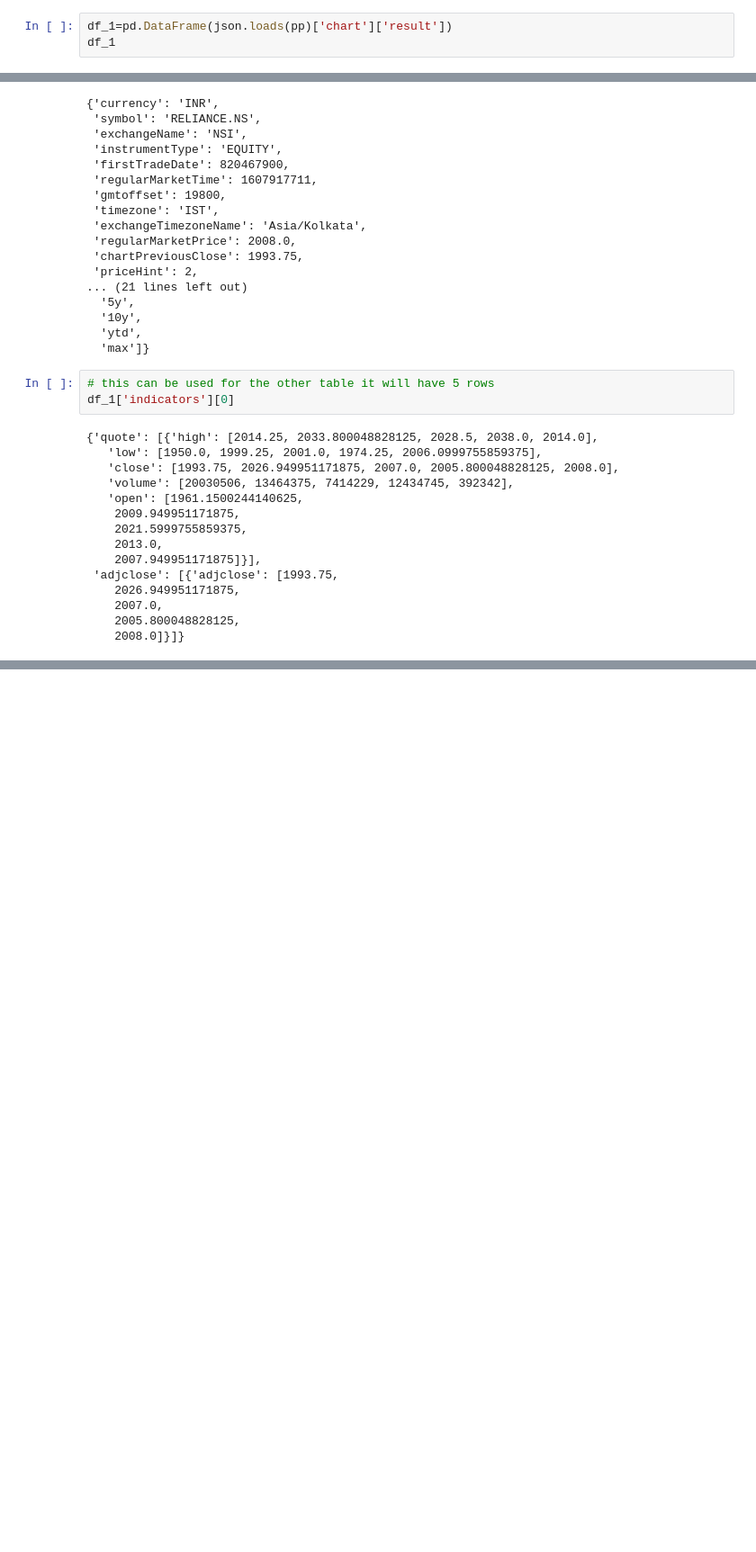
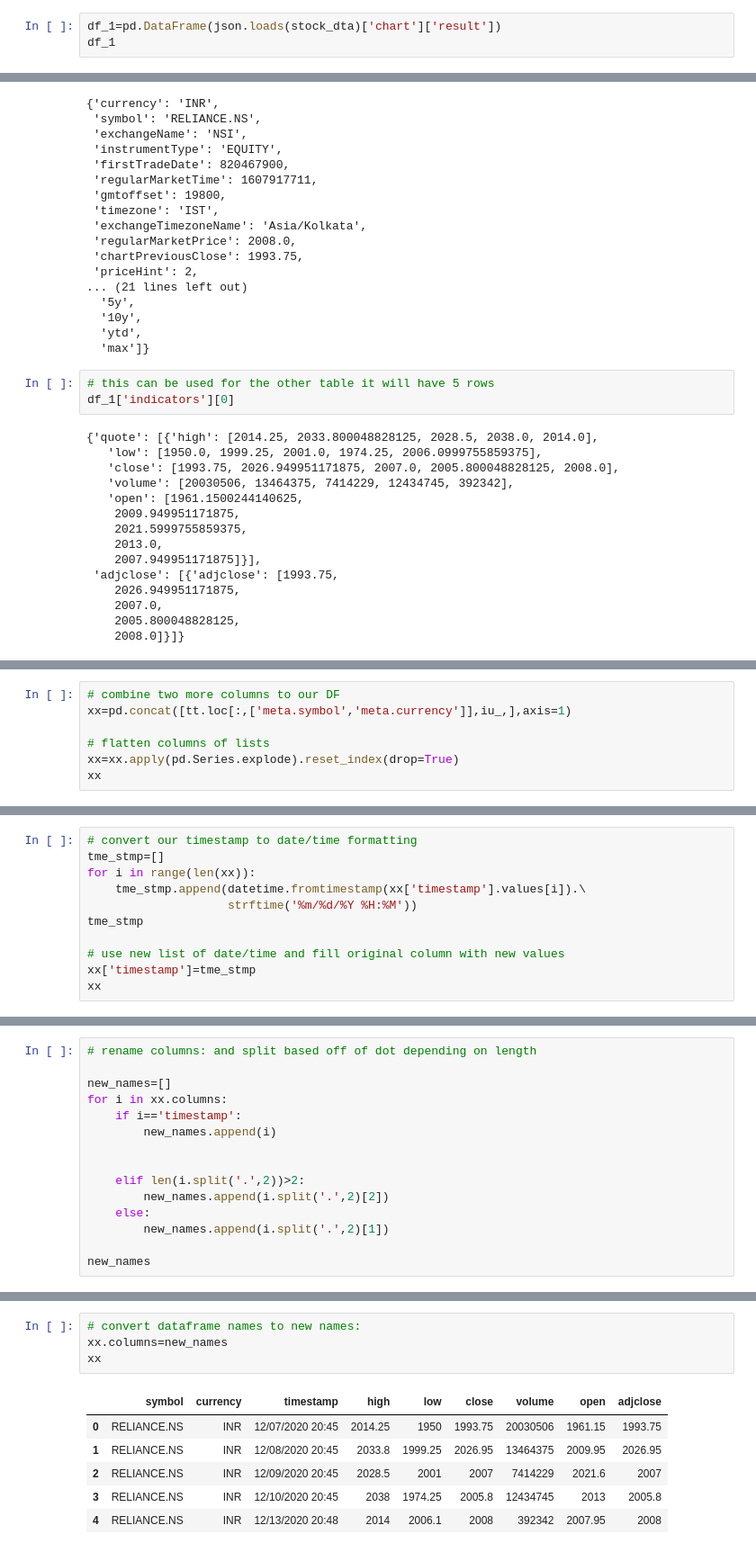
Before and after one commit to MrFuguDataScience/JSON, a Jupyter notebook: Parse_JSON_Stock_Info.ipynb, the cells around one changed output, grey strips where cells are left out. Shown at 90% size. Drawn from its saved outputs; the diff is of its cells as text; blank space fills up the shorter version.

Commit message:
Parse_Nested_Stock_Info
update file and create more comments for clarification

```diff
--- a/Parse_JSON_Stock_Info.ipynb
+++ b/Parse_JSON_Stock_Info.ipynb
@@ -30,5 +56,5 @@ pd.DataFrame(json.loads(pp)['chart'])
 # %%
-df_1=pd.DataFrame(json.loads(pp)['chart']['result'])
+df_1=pd.DataFrame(json.loads(stock_dta)['chart']['result'])
 df_1
 # %% [output]
 |  | meta | timestamp | indicators |
@@ -168,0 +222,7 @@ datetime.datetime.fromtimestamp(df_1['timestamp'][0][0]).strftime('%m/%d/%Y %H:%
+# %%
+# combine two more columns to our DF
+xx=pd.concat([tt.loc[:,['meta.symbol','meta.currency']],iu_,],axis=1)
+
+# flatten columns of lists
+xx=xx.apply(pd.Series.explode).reset_index(drop=True)
+xx
@@ -168,0 +236,11 @@ datetime.datetime.fromtimestamp(df_1['timestamp'][0][0]).strftime('%m/%d/%Y %H:%
+# %%
+# convert our timestamp to date/time formatting
+tme_stmp=[]
+for i in range(len(xx)):
+    tme_stmp.append(datetime.fromtimestamp(xx['timestamp'].values[i]).\
+                    strftime('%m/%d/%Y %H:%M'))
+tme_stmp
+
+# use new list of date/time and fill original column with new values
+xx['timestamp']=tme_stmp
+xx
@@ -168,0 +259,15 @@ datetime.datetime.fromtimestamp(df_1['timestamp'][0][0]).strftime('%m/%d/%Y %H:%
+# %%
+# rename columns: and split based off of dot depending on length
+
+new_names=[]
+for i in xx.columns:
+    if i=='timestamp':
+        new_names.append(i)
+
+
+    elif len(i.split('.',2))>2:
+        new_names.append(i.split('.',2)[2])
+    else:
+        new_names.append(i.split('.',2)[1])
+
+new_names
@@ -168,0 +284,11 @@ datetime.datetime.fromtimestamp(df_1['timestamp'][0][0]).strftime('%m/%d/%Y %H:%
+# %%
+# convert dataframe names to new names:
+xx.columns=new_names
+xx
+# %% [output]
+|  | symbol | currency | timestamp | high | low | close | volume | open | adjclose |
+| 0 | RELIANCE.NS | INR | 12/07/2020 20:45 | 2014.25 | 1950 | 1993.75 | 20030506 | 1961.15 | 1993.75 |
+| 1 | RELIANCE.NS | INR | 12/08/2020 20:45 | 2033.8 | 1999.25 | 2026.95 | 13464375 | 2009.95 | 2026.95 |
+| 2 | RELIANCE.NS | INR | 12/09/2020 20:45 | 2028.5 | 2001 | 2007 | 7414229 | 2021.6 | 2007 |
+| 3 | RELIANCE.NS | INR | 12/10/2020 20:45 | 2038 | 1974.25 | 2005.8 | 12434745 | 2013 | 2005.8 |
+| 4 | RELIANCE.NS | INR | 12/13/2020 20:48 | 2014 | 2006.1 | 2008 | 392342 | 2007.95 | 2008 |
```
Also changed, not shown: parts of 27 cells of this notebook.
